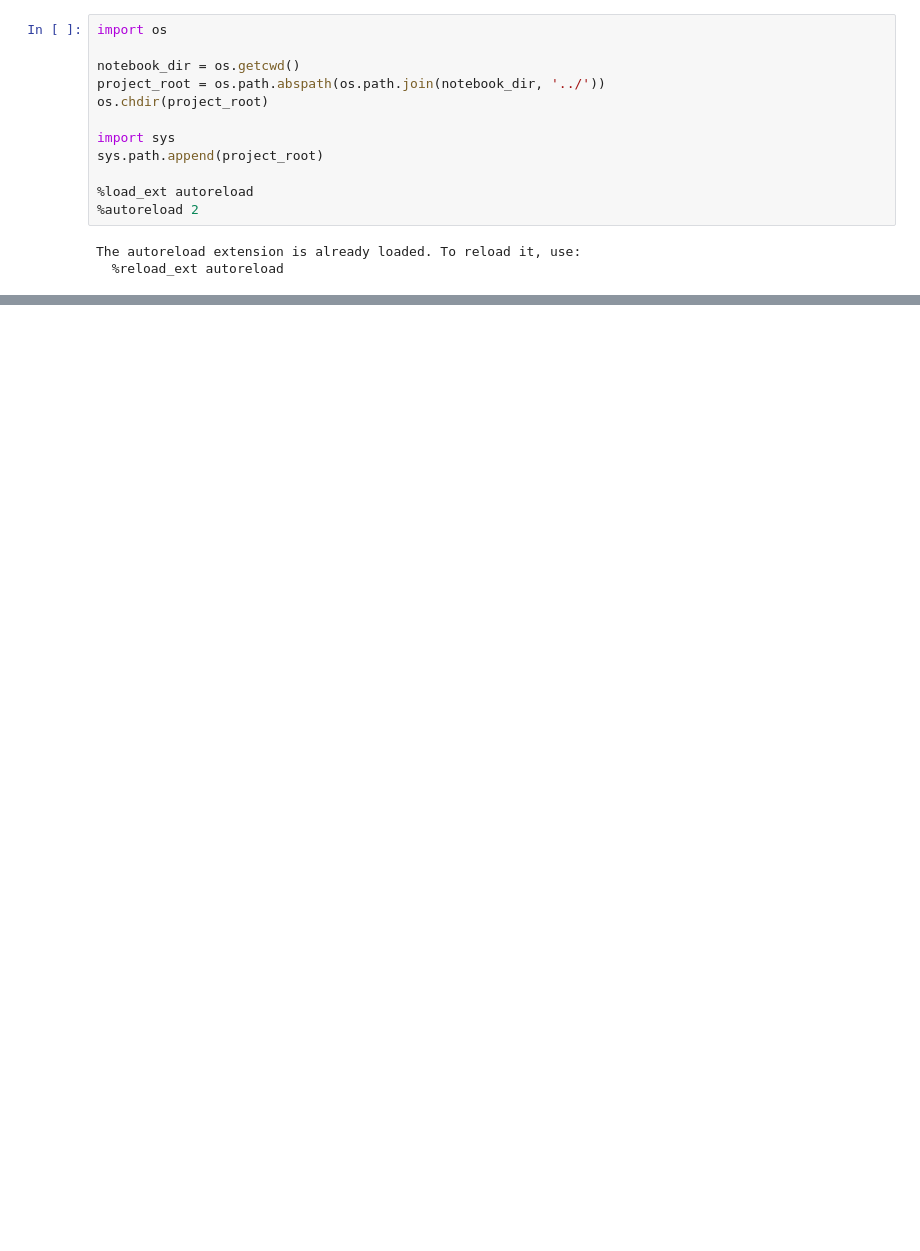
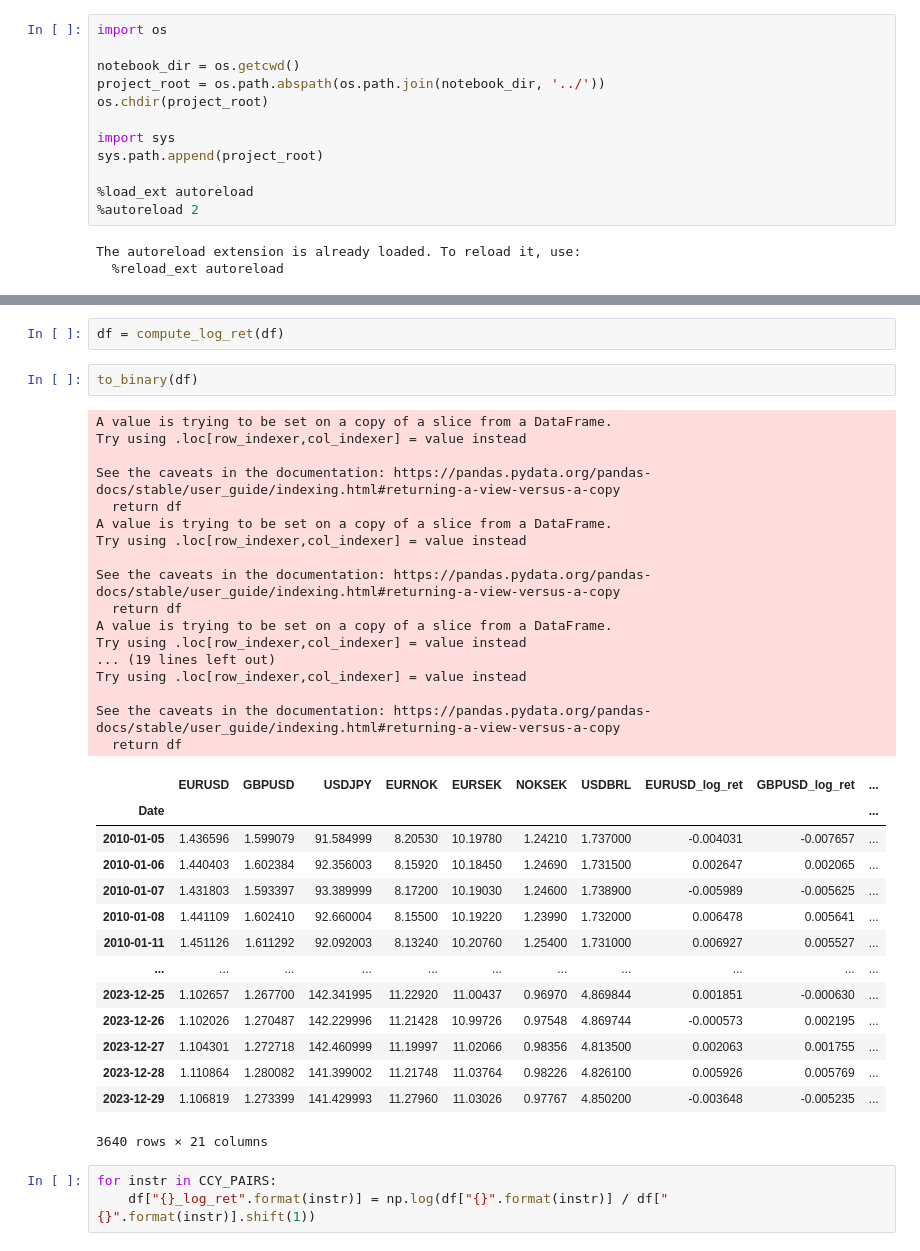
Before and after one commit to vtisserand/rbm, a Jupyter notebook: nbs/data.ipynb, the cells around one changed output, grey strips where cells are left out. Cells and saved outputs as stored; diff of their text form; blank space fills up the shorter version.

Commit message:
feat: first transformations, todo work on binary

```diff
--- a/nbs/data.ipynb
+++ b/nbs/data.ipynb
@@ -188,0 +36,39 @@ df.plot()
+# %%
+df = compute_log_ret(df)
+# %%
+to_binary(df)
+# %% [output]
+A value is trying to be set on a copy of a slice from a DataFrame.
+Try using .loc[row_indexer,col_indexer] = value instead
+
+See the caveats in the documentation: https://pandas.pydata.org/pandas-docs/stable/user_guide/indexing.html#returning-a-view-versus-a-copy
+  return df
+A value is trying to be set on a copy of a slice from a DataFrame.
+Try using .loc[row_indexer,col_indexer] = value instead
+
+See the caveats in the documentation: https://pandas.pydata.org/pandas-docs/stable/user_guide/indexing.html#returning-a-view-versus-a-copy
+  return df
+A value is trying to be set on a copy of a slice from a DataFrame.
+Try using .loc[row_indexer,col_indexer] = value instead
+... (19 lines left out)
+Try using .loc[row_indexer,col_indexer] = value instead
+
+See the caveats in the documentation: https://pandas.pydata.org/pandas-docs/stable/user_guide/indexing.html#returning-a-view-versus-a-copy
+  return df
+|  | EURUSD | GBPUSD | USDJPY | EURNOK | EURSEK | NOKSEK | USDBRL | EURUSD_log_ret | GBPUSD_log_ret | ... |
+| Date |  |  |  |  |  |  |  |  |  | ... |
+| 2010-01-05 | 1.436596 | 1.599079 | 91.584999 | 8.20530 | 10.19780 | 1.24210 | 1.737000 | -0.004031 | -0.007657 | ... |
+| 2010-01-06 | 1.440403 | 1.602384 | 92.356003 | 8.15920 | 10.18450 | 1.24690 | 1.731500 | 0.002647 | 0.002065 | ... |
+| 2010-01-07 | 1.431803 | 1.593397 | 93.389999 | 8.17200 | 10.19030 | 1.24600 | 1.738900 | -0.005989 | -0.005625 | ... |
+| 2010-01-08 | 1.441109 | 1.602410 | 92.660004 | 8.15500 | 10.19220 | 1.23990 | 1.732000 | 0.006478 | 0.005641 | ... |
+| 2010-01-11 | 1.451126 | 1.611292 | 92.092003 | 8.13240 | 10.20760 | 1.25400 | 1.731000 | 0.006927 | 0.005527 | ... |
+| ... | ... | ... | ... | ... | ... | ... | ... | ... | ... | ... |
+| 2023-12-25 | 1.102657 | 1.267700 | 142.341995 | 11.22920 | 11.00437 | 0.96970 | 4.869844 | 0.001851 | -0.000630 | ... |
+| 2023-12-26 | 1.102026 | 1.270487 | 142.229996 | 11.21428 | 10.99726 | 0.97548 | 4.869744 | -0.000573 | 0.002195 | ... |
+| 2023-12-27 | 1.104301 | 1.272718 | 142.460999 | 11.19997 | 11.02066 | 0.98356 | 4.813500 | 0.002063 | 0.001755 | ... |
+| 2023-12-28 | 1.110864 | 1.280082 | 141.399002 | 11.21748 | 11.03764 | 0.98226 | 4.826100 | 0.005926 | 0.005769 | ... |
+| 2023-12-29 | 1.106819 | 1.273399 | 141.429993 | 11.27960 | 11.03026 | 0.97767 | 4.850200 | -0.003648 | -0.005235 | ... |
+3640 rows × 21 columns
+# %%
+for instr in CCY_PAIRS:
+    df["{}_log_ret".format(instr)] = np.log(df["{}".format(instr)] / df["{}".format(instr)].shift(1))
```
Also changed, not shown: parts of 17 cells of this notebook, 2 other files.
